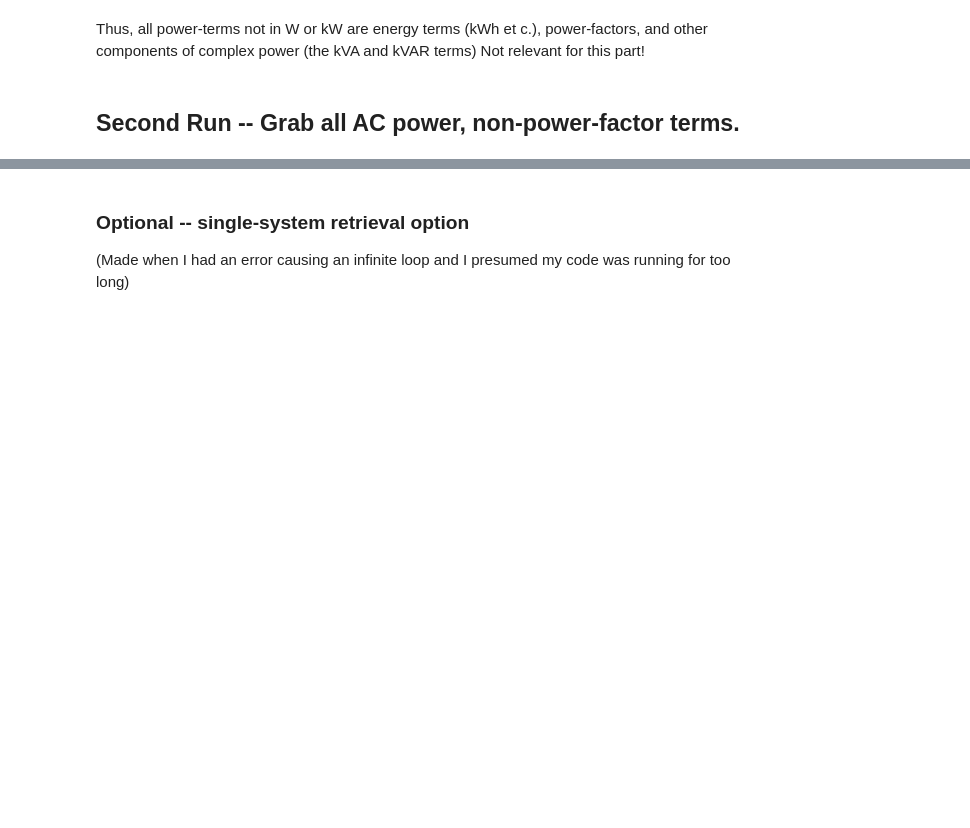
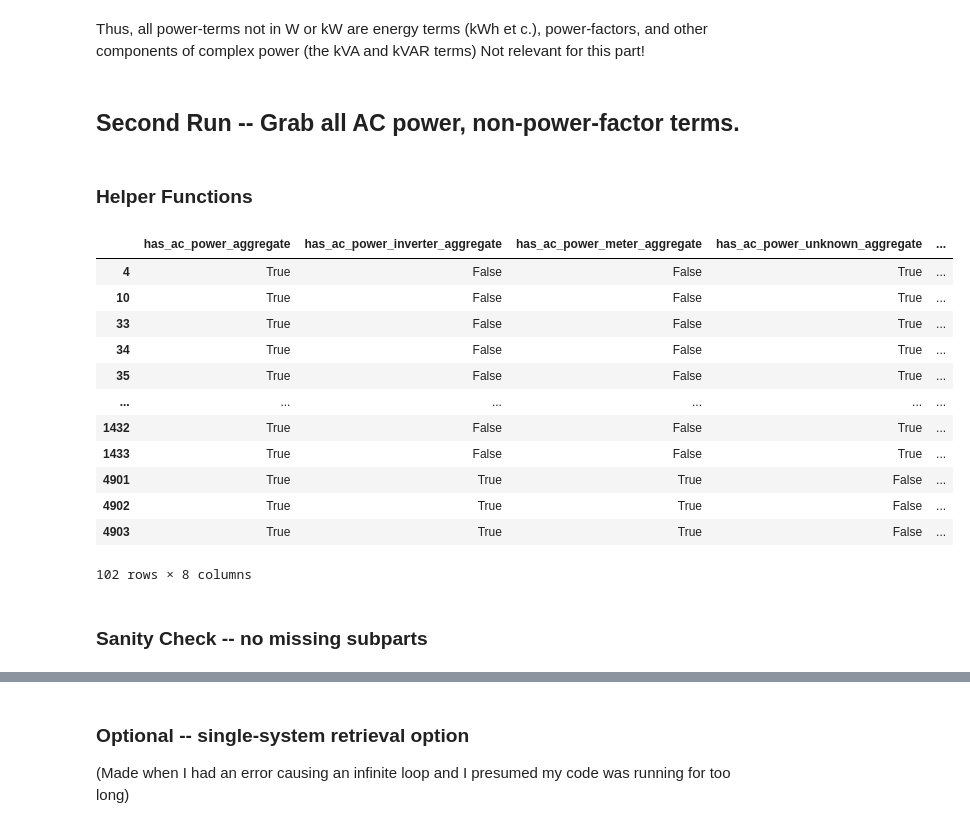
Before and after one commit to Erdos-Projects/predicting-day-ahead-solar-power-production, a Jupyter notebook: src/data/pwr/ac_power_filter_maker.ipynb, the cells around one changed output, grey strips where cells are left out. Saved outputs shown, nothing was run; the diff lists cells and outputs as text; code cells hidden in the pictures; blank space fills up the shorter version.

```diff
--- a/src/data/pwr/ac_power_filter_maker.ipynb
+++ b/src/data/pwr/ac_power_filter_maker.ipynb
@@ -247,8 +247,8 @@ System 1332: `inv_total_ac_power` (the sum of the inverter totals) and `metered_
 Systems 4901-4903 are very rich-data systems, so it is unsurprising that they have both inverter and meter totals.
 # %%
 my_units = []
-for id in ac_agg_names.keys():
-    for metric_dict in ac_agg_names[id]:
+for system_id in ac_agg_names.keys():
+    for metric_dict in ac_agg_names[system_id]:
         my_units.append(metric_dict['units'])
 my_units = set(my_units)
 my_units
@@ -318,4 +318,13 @@ widened_search_for_two_fragments_df(power_data, 'ac', 'met', 'and')
 | 1631 | 4903 | 82750 | PwrMtrPhaseRev_Avg | AC power other | - | - | 1.0 | 0.0 | ... |
 # %% [markdown]
 Revised step one with inverter/meter/unknown data (and metadata improvements)
+# %%
+# Feel free to adjust these naming conventions for your variable.
+
+def ac_pow_metadata_name(source_type: str):
+    '''Give the name to put in the metadata table.'''
+    if source_type is not None:
+        return f'has_ac_power_{source_type}_aggregate'
+    else:
+        return f'has_ac_power_aggregate'
 # %%
@@ -420,3 +471,10 @@ def find_all_aggregate_power_names(print_warnings=False):
 # %%
-agg_names_rev, agg_metadata = find_all_aggregate_power_names(True)
+ac_agg_sensor_names = ('ac_power', 'ac_power_hW', 'ac_power_kW', 'ac_power_1_6',
+                        'InvPAC_kW_Avg', 'ac_power_calc', 'W_avg',
+                       'ac_power_metered_kW', 'RTW',
+                       'inv_total_ac_power', 'metered_ac_power',
+                       'real_power_kW', 'ac_power_KwAC',
+                       'ac_power_metered_1_2',
+                       'PwrMtrP_kW_Avg')
+agg_names_rev, agg_metadata = find_all_aggregate_power_names(ac_agg_sensor_names, True)
 # %% [output]
@@ -481,3 +531,5 @@ power_data[(power_data['common_name'].str.contains('ac', case=False))
 Thus, all power-terms not in W or kW are energy terms (kWh et c.), power-factors, and other components of complex power (the kVA and kVAR terms)  Not relevant for this part!
 # %% [markdown]
 ## Second Run -- Grab all AC power, non-power-factor terms.
+# %% [markdown]
+### Helper Functions
@@ -612,2 +732,29 @@ def find_all_ac_power_names():
 # %%
-ac_power_names, ac_power_subparts = find_all_ac_power_names()
+ac_agg_sensor_names = ('ac_power', 'ac_power_hW', 'ac_power_kW', 'ac_power_1_6',
+                        'InvPAC_kW_Avg', 'ac_power_calc', 'W_avg',
+                       'ac_power_metered_kW', 'RTW',
+                       'inv_total_ac_power', 'metered_ac_power',
+                       'real_power_kW', 'ac_power_KwAC',
+                       'ac_power_metered_1_2',
+                       'ac_inverter_power',
+                       'PwrMtrP_kW_Avg')
+ac_power_names, ac_power_subparts = find_all_ac_power_names(ac_agg_sensor_names=ac_agg_sensor_names,
+                                                            print_warnings=False)
+# %%
+ac_power_subparts
+# %% [output]
+|  | has_ac_power_aggregate | has_ac_power_inverter_aggregate | has_ac_power_meter_aggregate | has_ac_power_unknown_aggregate | ... |
+| 4 | True | False | False | True | ... |
+| 10 | True | False | False | True | ... |
+| 33 | True | False | False | True | ... |
+| 34 | True | False | False | True | ... |
+| 35 | True | False | False | True | ... |
+| ... | ... | ... | ... | ... | ... |
+| 1432 | True | False | False | True | ... |
+| 1433 | True | False | False | True | ... |
+| 4901 | True | True | True | False | ... |
+| 4902 | True | True | True | False | ... |
+| 4903 | True | True | True | False | ... |
+102 rows × 8 columns
+# %% [markdown]
+### Sanity Check -- no missing subparts
```
Also changed, not shown: parts of 30 cells of this notebook, 1 other file.
